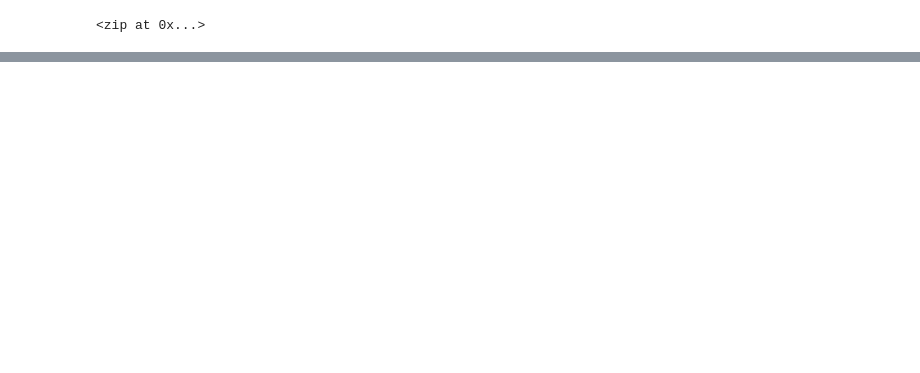
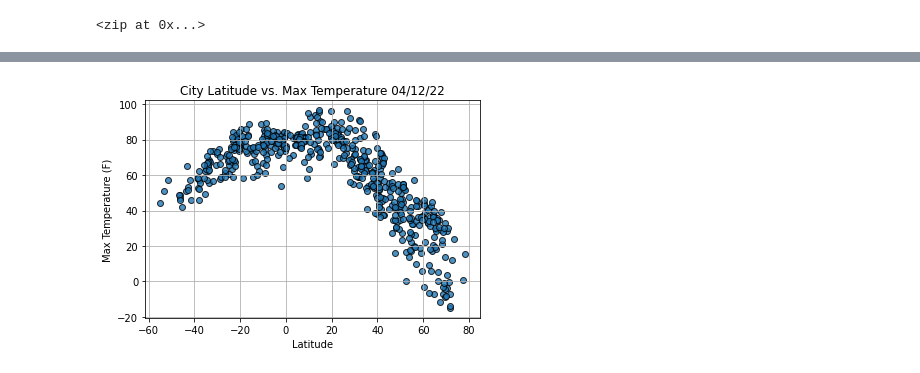
Before and after one commit to Mots94/World_Weather_Analysis, a Jupyter notebook: WeatherPy.ipynb, the cells around one changed output, grey strips where cells are left out. Saved outputs shown, nothing was run; the diff lists cells and outputs as text; code cells hidden in the pictures; blank space fills up the shorter version.

Commit message:
WeatherPy update and .gitignore update

```diff
--- a/WeatherPy.ipynb
+++ b/WeatherPy.ipynb
@@ -140,0 +141,4 @@ len(city_data)
+# %%
+city_data_df = pd.DataFrame(city_data)
+
+city_data_df.head(10)
@@ -140,0 +157,4 @@ len(city_data)
+# %%
+new_column_order = ['City', 'Country', 'Date', 'Lat', 'Long', 'Max Temp', 'Humidity', 'Cloudiness', 'Wind Speed']
+
+city_data_df = city_data_df[new_column_order]
@@ -140,0 +165,42 @@ len(city_data)
+# %%
+lats = city_data_df['Lat']
+
+max_temps = city_data_df['Max Temp']
+
+humidity = city_data_df['Humidity']
+
+cloudiness = city_data_df['Cloudiness']
+
+wind_speed = city_data_df['Wind Speed']
+# %%
+# Import the time module
+
+import time
+
+# Build scatter plot for latitude vs. max temp.
+
+fig, ax = plt.subplots()
+ax.scatter(lats, max_temps,
+            edgecolor='black',
+            linewidths=1,
+            marker='o',
+            alpha=0.8,
+            label='Cities')
+
+# Incorporate other graph properties
+
+ax.set_title(f'City Latitude vs. Max Temperature '+ time.strftime('%x'))
+
+ax.set_ylabel('Max Temperature (F)')
+
+ax.set_xlabel('Latitude')
+
+ax.grid(True)
+
+# Save the figure in weather_data file
+
+plt.savefig('weather_data/Fig1.png')
+
+plt.show()
+# %% [output]
+[figure, added]
```
Also changed, not shown: parts of 8 cells of this notebook, 6 other files.
